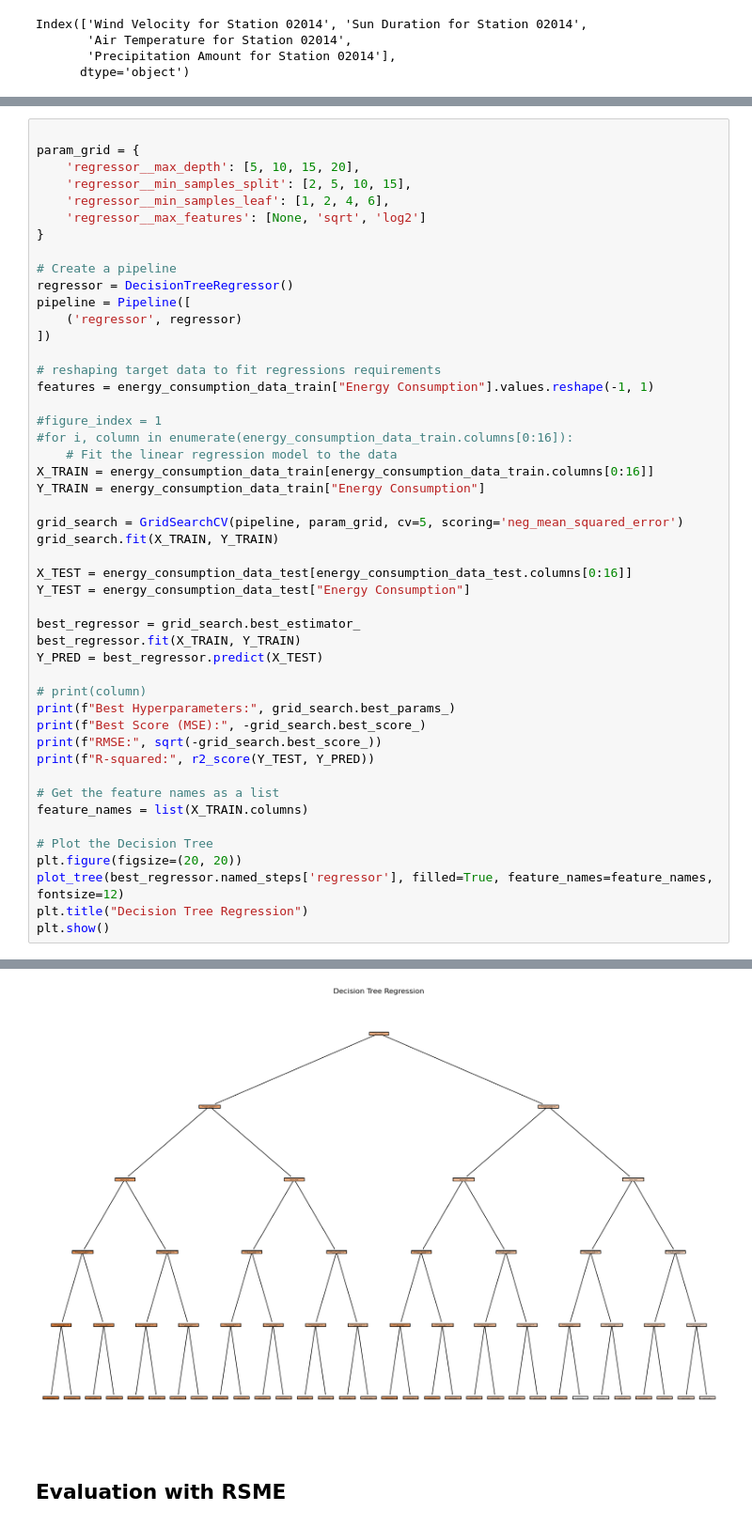
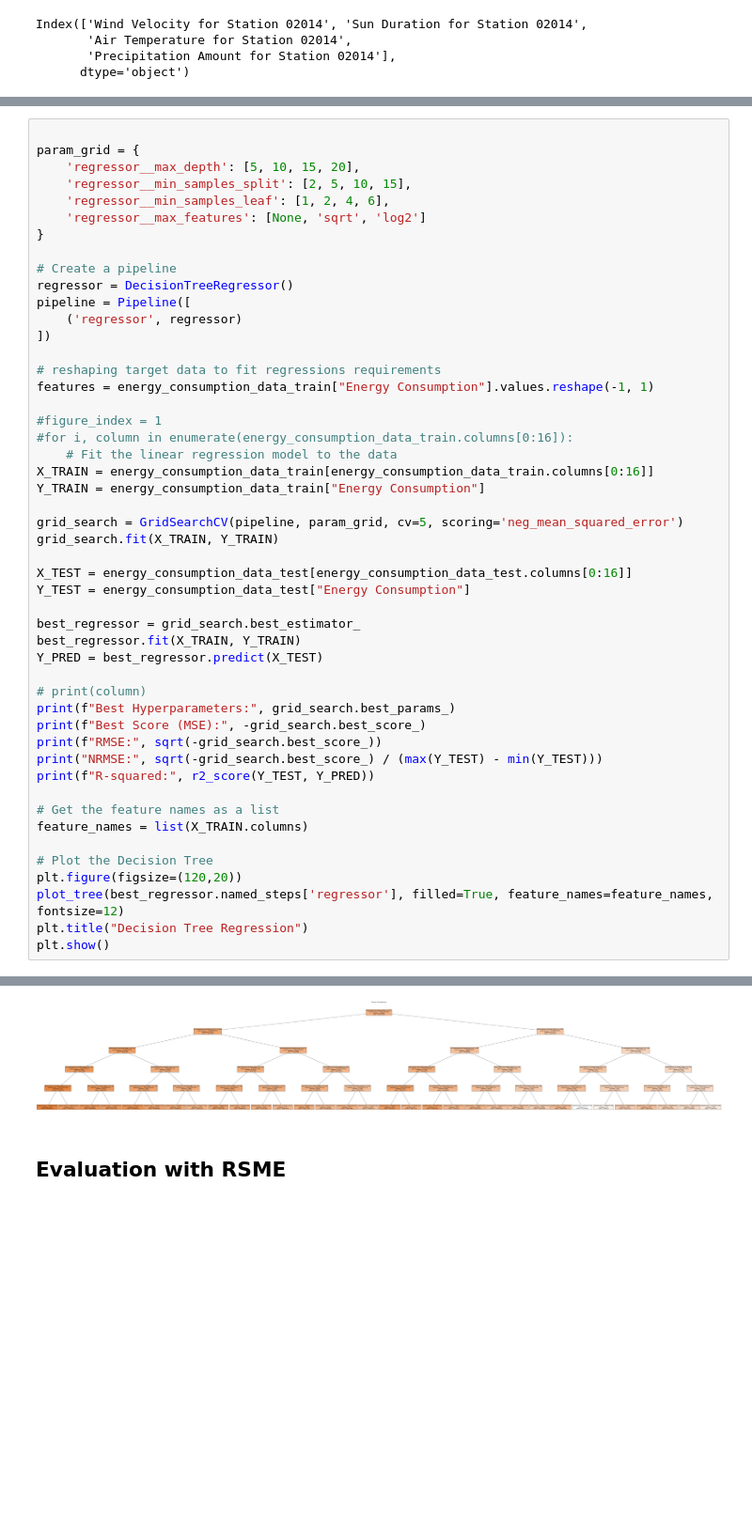
Before and after one commit to maxlautenbach/data-quadrat, a Jupyter notebook: DecisionTreeRegression.ipynb, the cells around one changed output, grey strips where cells are left out. Shown at 94% size. Saved outputs shown, nothing was run; the diff lists cells and outputs as text; blank space fills up the shorter version.

Commit message:
Plotting

```diff
--- a/DecisionTreeRegression.ipynb
+++ b/DecisionTreeRegression.ipynb
@@ -191,13 +191,14 @@ Y_PRED = best_regressor.predict(X_TEST)
 print(f"Best Hyperparameters:", grid_search.best_params_)
 print(f"Best Score (MSE):", -grid_search.best_score_)
 print(f"RMSE:", sqrt(-grid_search.best_score_))
+print("NRMSE:", sqrt(-grid_search.best_score_) / (max(Y_TEST) - min(Y_TEST)))
 print(f"R-squared:", r2_score(Y_TEST, Y_PRED))
 
 # Get the feature names as a list
 feature_names = list(X_TRAIN.columns)
 
 # Plot the Decision Tree
-plt.figure(figsize=(20, 20))
+plt.figure(figsize=(120,20))
 plot_tree(best_regressor.named_steps['regressor'], filled=True, feature_names=feature_names, fontsize=12)
 plt.title("Decision Tree Regression")
 plt.show()
@@ -208,4 +210,4 @@ RMSE: 10907.123156326417
 R-squared: 0.1945762933082541
-[figure, old version]
+[figure, new version]
 # %% [markdown]
 ## Evaluation with RSME ##
```
Also changed, not shown: parts of 1 cell of this notebook.
